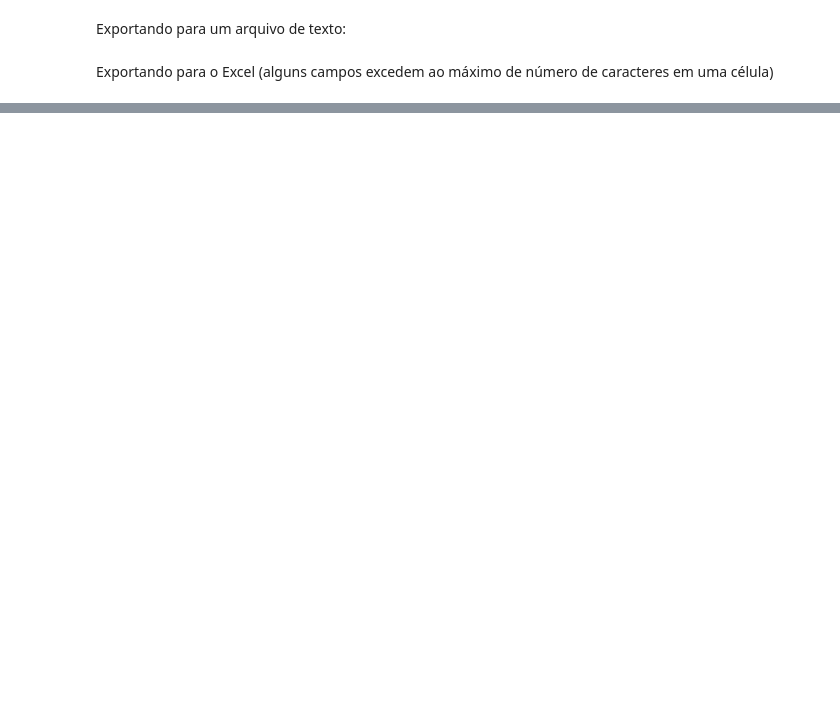
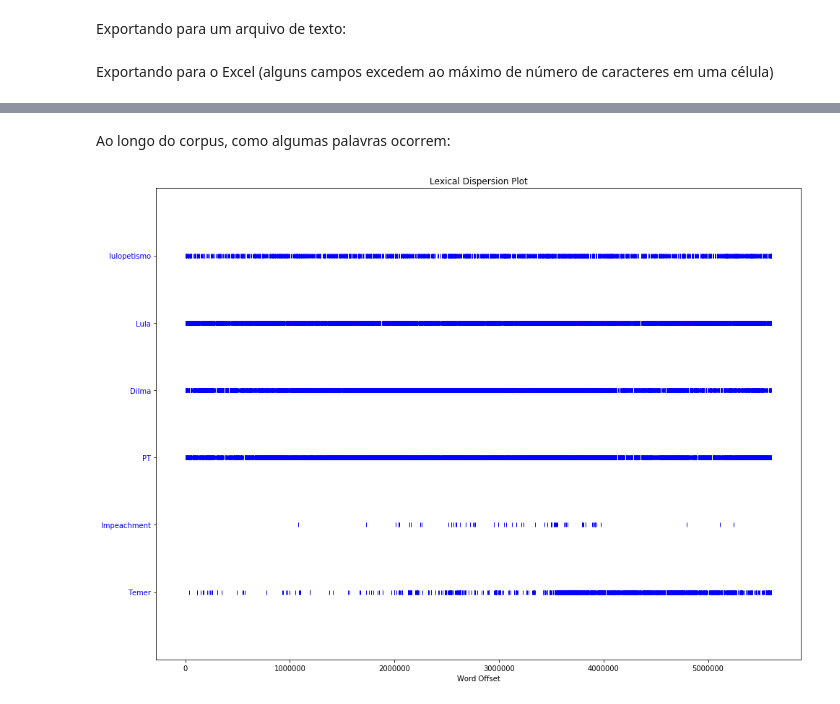
Before and after one commit to rsouza/MediaFrame_Papers, a Jupyter notebook: media_frame.ipynb, the cells around one changed output, grey strips where cells are left out. Cells and saved outputs as stored; diff of their text form; code cells hidden in the pictures; blank space fills up the shorter version.

```diff
--- a/media_frame.ipynb
+++ b/media_frame.ipynb
@@ -124,0 +149,4 @@ Exportando para o Excel (alguns campos excedem ao máximo de número de caracter
+# %%
+texts = reduce(lambda x,y: str(x)+str(y), df.text.values)
+#df['text'] = df['text'].map(lambda x: str(x) + ' ')
+#texts = df['text'].sum()
@@ -124,0 +257,6 @@ Exportando para o Excel (alguns campos excedem ao máximo de número de caracter
+# %%
+# Using NLTK and maintaining punctuation
+tknzr = nltk.tokenize.WordPunctTokenizer()
+tokens = tknzr.tokenize(texts)
+nltk_text = nltk.Text(tokens)
+nltk_text.concordance(expression.lower(), width=120, lines=50)
@@ -124,0 +435,8 @@ Exportando para o Excel (alguns campos excedem ao máximo de número de caracter
+# %% [markdown]
+Ao longo do corpus, como algumas palavras ocorrem:
+# %%
+fig, ax = plt.subplots(figsize=(16, 12))
+dispersion_words = ['lulopetismo', 'Lula', 'Dilma', 'PT', 'Impeachment', 'Temer']
+nltk_text.dispersion_plot(dispersion_words)
+# %% [output]
+[figure, added]
```
Also changed, not shown: parts of 55 cells of this notebook.
